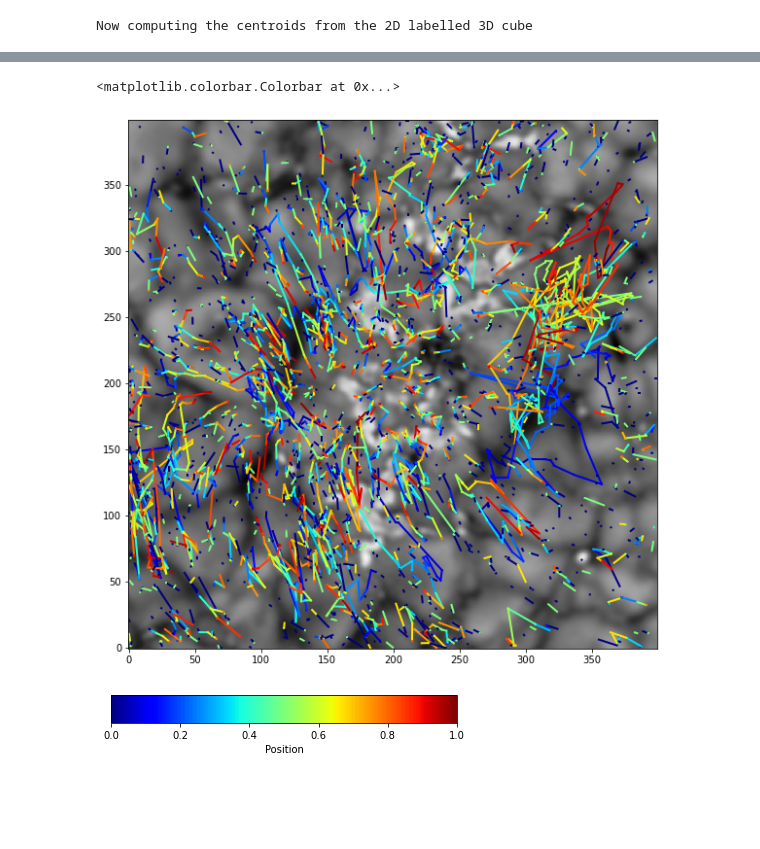
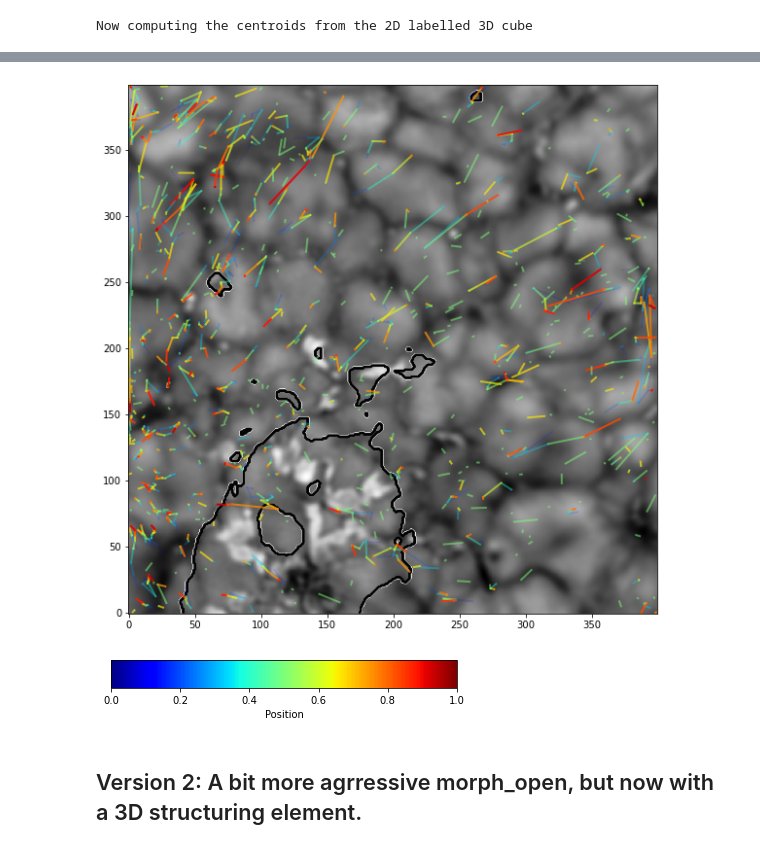
Before and after one commit to souvikita/Statistical-analysis-of-spicules, a Jupyter notebook: Notebooks/Direction_spicules.ipynb, the cells around one changed output, grey strips where cells are left out. Drawn from its saved outputs; the diff is of its cells as text; code cells hidden in the pictures; blank space fills up the shorter version.

Commit message:
different FOV plus transparency added to the line segment. This also includes lifetime filtering of events

```diff
--- a/Notebooks/Direction_spicules.ipynb
+++ b/Notebooks/Direction_spicules.ipynb
@@ -121,7 +119,7 @@ new_count = np.zeros((425)) # used to store those label numbers which are treeat
 #Yes, similar analyses, but the FOV is limited
 for time in range(425):
 	#reference_mask= closing(master_aux_cube[:,:,time],selem=np.ones((3,3),np.uint8)) # doing a moprh closing on the BW mask
-	reference_mask = morph_processed_red[800:1200,550:950,time]
+	reference_mask = morph_processed_red[1000:1400,650:1050,time]
 	label_2d = label(reference_mask,connectivity=2,return_num=True)
 	label_numbers = label_2d[1]
 	if time ==0:
@@ -166,12 +164,12 @@ centroid1.shape
 #lab_test=1100
 position_per_label=[]
 for regions in range(len(labels_in_roi)):
-    time_indices = np.where(labeled_3d_red[0][800:1200,550:950,:] == labels_in_roi[regions])
+    time_indices = np.where(labeled_3d_red[0][1000:1400,650:1050,:] == labels_in_roi[regions])
     #print(np.unique(np.sort(time_indices[2])))#This will print the no. of time steps that a label exists in 3D.
     unique_time_indices = np.unique(np.sort(time_indices[2]))
     position_per_time = []
     for time in range(len(unique_time_indices)):
-        spatial_index=np.where(labeled_3d_red[0][800:1200,550:950,unique_time_indices[time]] == labels_in_roi[regions])
+        spatial_index=np.where(labeled_3d_red[0][1000:1400,650:1050,unique_time_indices[time]] == labels_in_roi[regions])
         unique_spatial_index = np.unique(label_2d_proper_dim[spatial_index[0],spatial_index[1],unique_time_indices[time]])
         index1 = np.where(np.isin(unique_spatial_index,new_count)== False) # index1 is making sure unique_spatial_index is not in new_count.
         if len(index1[0])==0:
@@ -184,5 +182,3 @@ for regions in range(len(labels_in_roi)):
             #distance_from_ref[time] = distance.euclidean(position,ref_pt)
             position_per_time.append(position)
     position_per_label.append(position_per_time)
-# %%
-pos_test=np.array(position_per_label[1100])
@@ -226,19 +185,3 @@ len(position_per_label[:])
 # %%
 import warnings
 warnings.filterwarnings("ignore")
-# %%
-plt.figure(figsize=(10,10))
-plt.imshow(h_alpha[800:1200,550:950,418,31],origin='lower',cmap='Greys_r')
-
-for event in range(len(position_per_label[:])):
-    pos_test=np.array(position_per_label[event])
-    if len(pos_test[:,1]) ==1:
-        continue
-    else:
-        locations = np.arange(start=0,stop=len(pos_test[:,1]))
-        im1=plt.scatter(pos_test[:,0],pos_test[:,1],c=locations/np.max(locations),cmap='jet',s=20)
-    #plt.colorbar(im1,fraction=0.046, pad=0.04,ticks=[0,0.5,1])
-    #plt.plot(pos_test[:,0],pos_test[:,1],linestyle='dashed',linewidth=1,color='blue')
-
-plt.colorbar(fraction=0.046, pad=0.04,ticks=[0,0.5,1])
-plt.show()
@@ -260,36 +201,39 @@ fig,ax1 = plt.subplots(figsize=(10,10))
 import matplotlib as mpl
 #CONSTANTS
 
 COLOR='blue'
 MAP='jet' # choose carefully, or color transitions will not appear smoooth
 for event in range(len(position_per_label[:])):
     pos_test=np.array(position_per_label[event])
-    if len(pos_test[:,0])==1:
+    if len(pos_test[:,0])<=2 or len(pos_test[:,0]) >=20:
         continue
     else:
         x = pos_test[:,0]
         y = pos_test[:,1]
         NPOINTS = len(x)
 
         # Choose a color map, loop through the colors, and assign them to the color
         # cycle. You need NPOINTS-1 colors, because you'll plot that many lines
         # between pairs. In other words, your line is not cyclic, so there's
         # no line from end to beginning
         cm = plt.get_cmap(MAP)
         ax1.set_prop_cycle(color=[cm(1.*i/(NPOINTS-1)) for i in range(NPOINTS-1)])
         for i in range(NPOINTS-1):
-            ax1.plot(x[i:i+2],y[i:i+2],linewidth=2)
+            ax1.plot(x[i:i+2],y[i:i+2],linewidth=2,alpha=float(i)/(NPOINTS-1))
 
-ax1.imshow(h_alpha[800:1200,550:950,418,31],origin='lower',cmap='Greys_r')
+ax1.imshow(h_alpha[1000:1400,650:1050,418,31],origin='lower',cmap='Greys_r')
+ax1.contour(mask[1000:1400,650:1050],cmap='Greys',levels=110)
 fig1, ax = plt.subplots(figsize=(6, 1))
 fig1.subplots_adjust(left=0.2,bottom=0.5,right=1)
 
 cmap = mpl.cm.jet
 norm = mpl.colors.Normalize(vmin=0, vmax=1)
 
 fig1.colorbar(mpl.cm.ScalarMappable(norm=norm, cmap=cmap),
              cax=ax, orientation='horizontal', label='Position')
+plt.savefig('/mn/stornext/d9/souvikb/paper4_images/RRE_direction_FOV2_alpha_v2.pdf',dpi=300,format='pdf')
 # %% [output]
-<matplotlib.colorbar.Colorbar at 0x...>
-[figure, old version]
+[figure, new version]
 [figure]
+# %% [markdown]
+## Version 2: A bit more agrressive morph_open, but now with a 3D structuring element.
```
Also changed, not shown: parts of 35 cells of this notebook.
